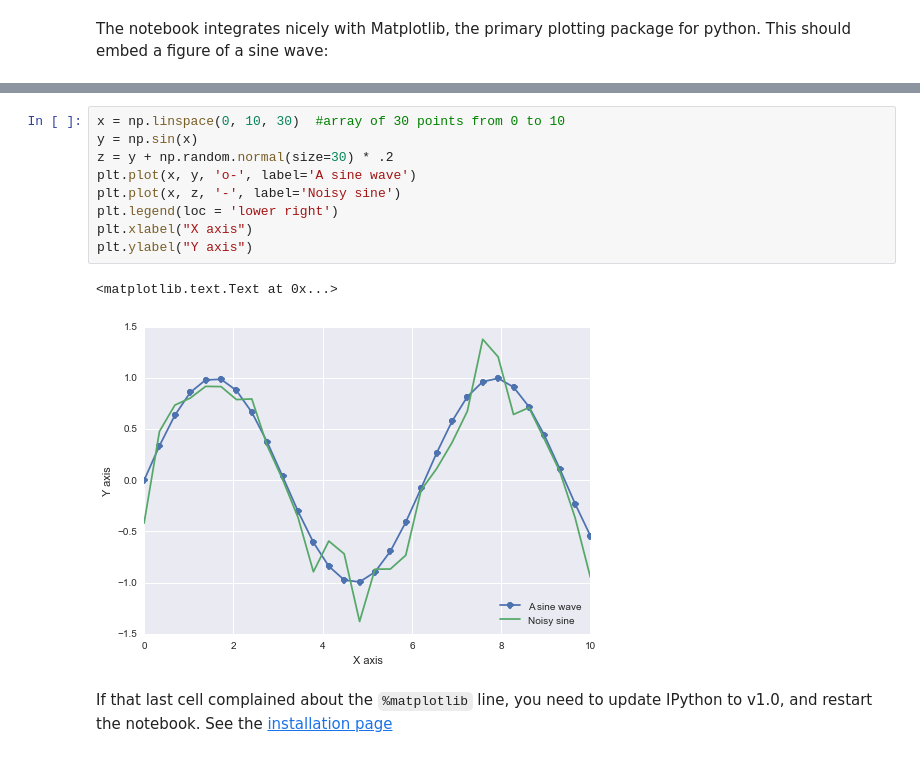
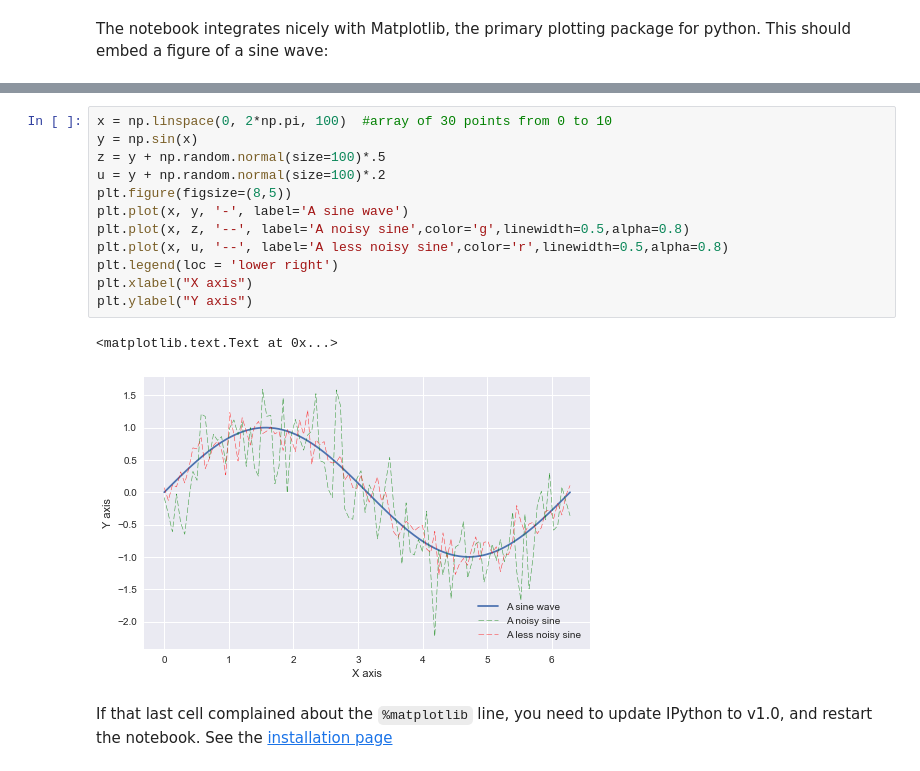
Before and after one commit to lav271/2015lab1, a Jupyter notebook: hw0.ipynb, the cells around one changed output, grey strips where cells are left out. Cells and saved outputs as stored; diff of their text form.

```diff
--- a/hw0.ipynb
+++ b/hw0.ipynb
@@ -500,15 +508,18 @@ The notebook integrates nicely with Matplotlib, the primary plotting package for
 # %%
-x = np.linspace(0, 10, 30)  #array of 30 points from 0 to 10
+x = np.linspace(0, 2*np.pi, 100)  #array of 30 points from 0 to 10
 y = np.sin(x)
-z = y + np.random.normal(size=30) * .2
-plt.plot(x, y, 'o-', label='A sine wave')
-plt.plot(x, z, '-', label='Noisy sine')
+z = y + np.random.normal(size=100)*.5
+u = y + np.random.normal(size=100)*.2
+plt.figure(figsize=(8,5))
+plt.plot(x, y, '-', label='A sine wave')
+plt.plot(x, z, '--', label='A noisy sine',color='g',linewidth=0.5,alpha=0.8)
+plt.plot(x, u, '--', label='A less noisy sine',color='r',linewidth=0.5,alpha=0.8)
 plt.legend(loc = 'lower right')
 plt.xlabel("X axis")
 plt.ylabel("Y axis")
 # %% [output]
 <matplotlib.text.Text at 0x...>
-[figure, old version]
+[figure, new version]
 # %% [markdown]
 If that last cell complained about the `%matplotlib` line, you need to update IPython to v1.0, and restart the notebook. See the [installation page](https://github.com/cs109/content/wiki/Installing-Python)
 # %% [markdown]
```
Also changed, not shown: parts of 6 cells of this notebook, 1 other file.
